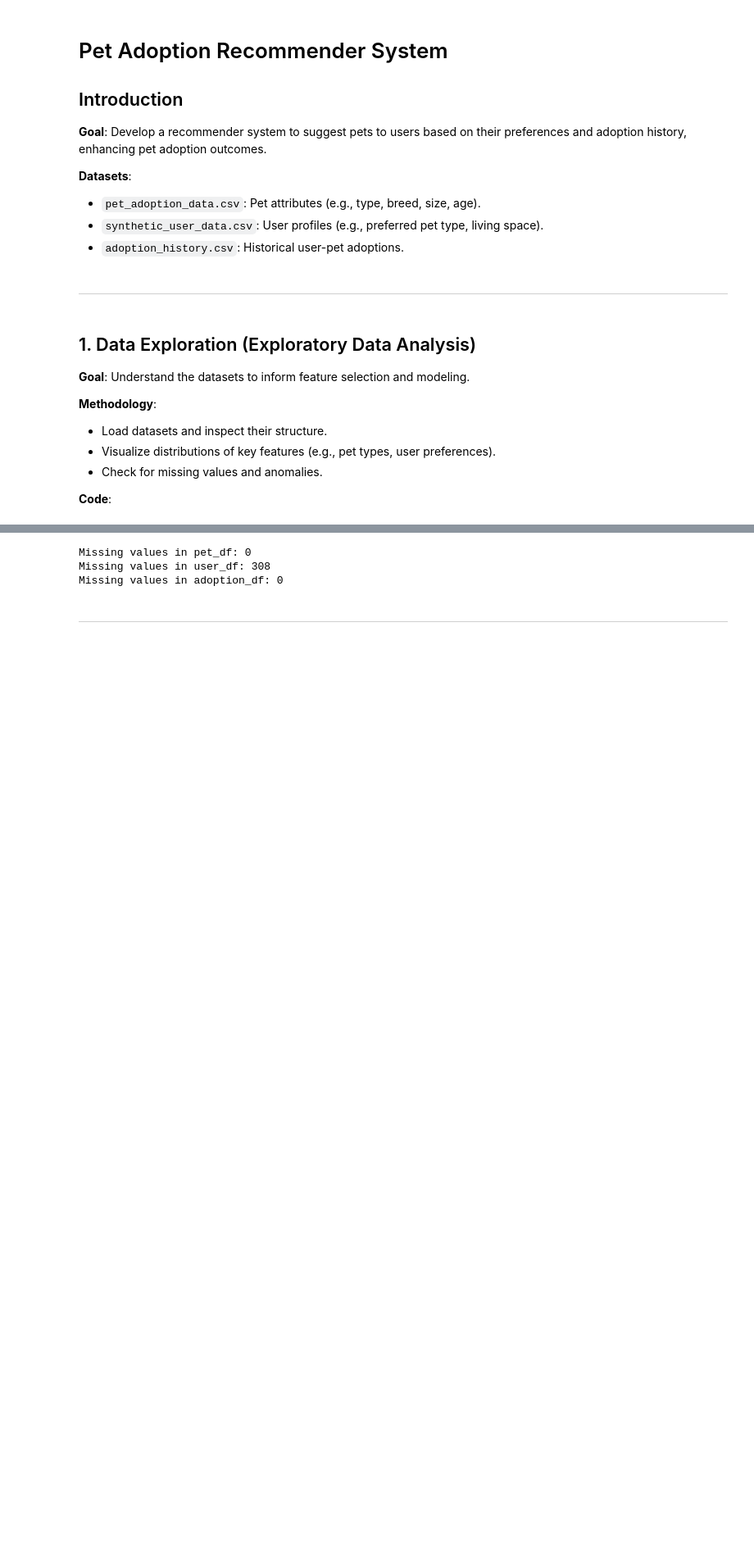
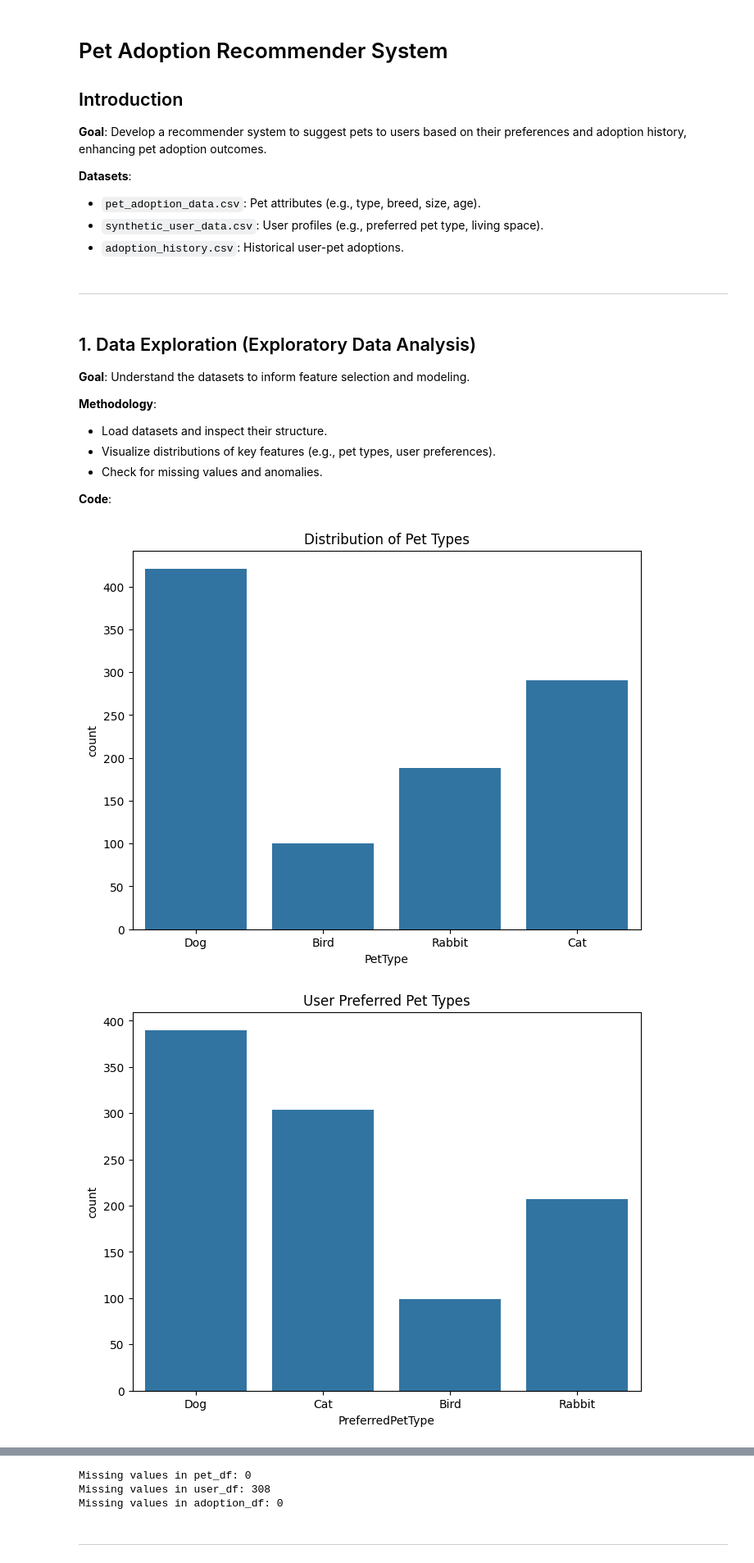
Before and after one commit to pho-veteran/pet-rec-sys, a Jupyter notebook: jupyter_notebook/PetRecSys.ipynb, the cells around one changed output, grey strips where cells are left out. Shown at 82% size. Saved outputs shown, nothing was run; the diff lists cells and outputs as text; code cells hidden in the pictures; blank space fills up the shorter version.

```diff
--- a/jupyter_notebook/PetRecSys.ipynb
+++ b/jupyter_notebook/PetRecSys.ipynb
@@ -27,34 +45,58 @@
 # %%
 import pandas as pd
 import matplotlib.pyplot as plt
 import seaborn as sns
 
 # Load datasets
 pet_df_raw = pd.read_csv('content/pet_adoption_data.csv')
 user_df_raw = pd.read_csv('content/synthetic_user_data.csv')
 adoption_df_raw = pd.read_csv('content/adoption_history.csv')
 
 # Work with copies for preprocessing
 pet_df = pet_df_raw.copy()
 user_df = user_df_raw.copy()
 adoption_df = adoption_df_raw.copy()
 
-# Pet type distribution
+# Distribution of pet types
 plt.figure(figsize=(8, 6))
 sns.countplot(data=pet_df, x='PetType')
 plt.title('Distribution of Pet Types')
-plt.savefig('fig/pet_type_dist.png')
+plt.show()
 plt.close()
 
-# User preferred pet type
+# Distribution of user preferred pet types
 plt.figure(figsize=(8, 6))
 sns.countplot(data=user_df, x='PreferredPetType')
 plt.title('User Preferred Pet Types')
-plt.savefig('fig/user_pref_dist.png')
+plt.show()
+plt.close()
+
+# Distribution of pet sizes
+plt.figure(figsize=(8, 6))
+sns.countplot(data=pet_df, x='Size')
+plt.title('Distribution of Pet Sizes')
+plt.show()
+plt.close()
+
+# Distribution of pet ages
+plt.figure(figsize=(10, 6))
+sns.histplot(data=pet_df, x='AgeMonths', bins=20)
+plt.title('Distribution of Pet Ages')
+plt.show()
+plt.close()
+
+# Most adopted pet types
+adoption_counts = adoption_df.merge(pet_df, on='PetID')['PetType'].value_counts()
+plt.figure(figsize=(8, 6))
+sns.barplot(x=adoption_counts.index, y=adoption_counts.values)
+plt.title('Most Adopted Pet Types')
+plt.show()
 plt.close()
 
 # Check missing values
 print("Missing values in pet_df:", pet_df.isnull().sum().sum())
 print("Missing values in user_df:", user_df.isnull().sum().sum())
 print("Missing values in adoption_df:", adoption_df.isnull().sum().sum())
 # %% [output]
+[figure, added]
+[figure, added]
```
Also changed, not shown: parts of 32 cells of this notebook, 5 other files.
